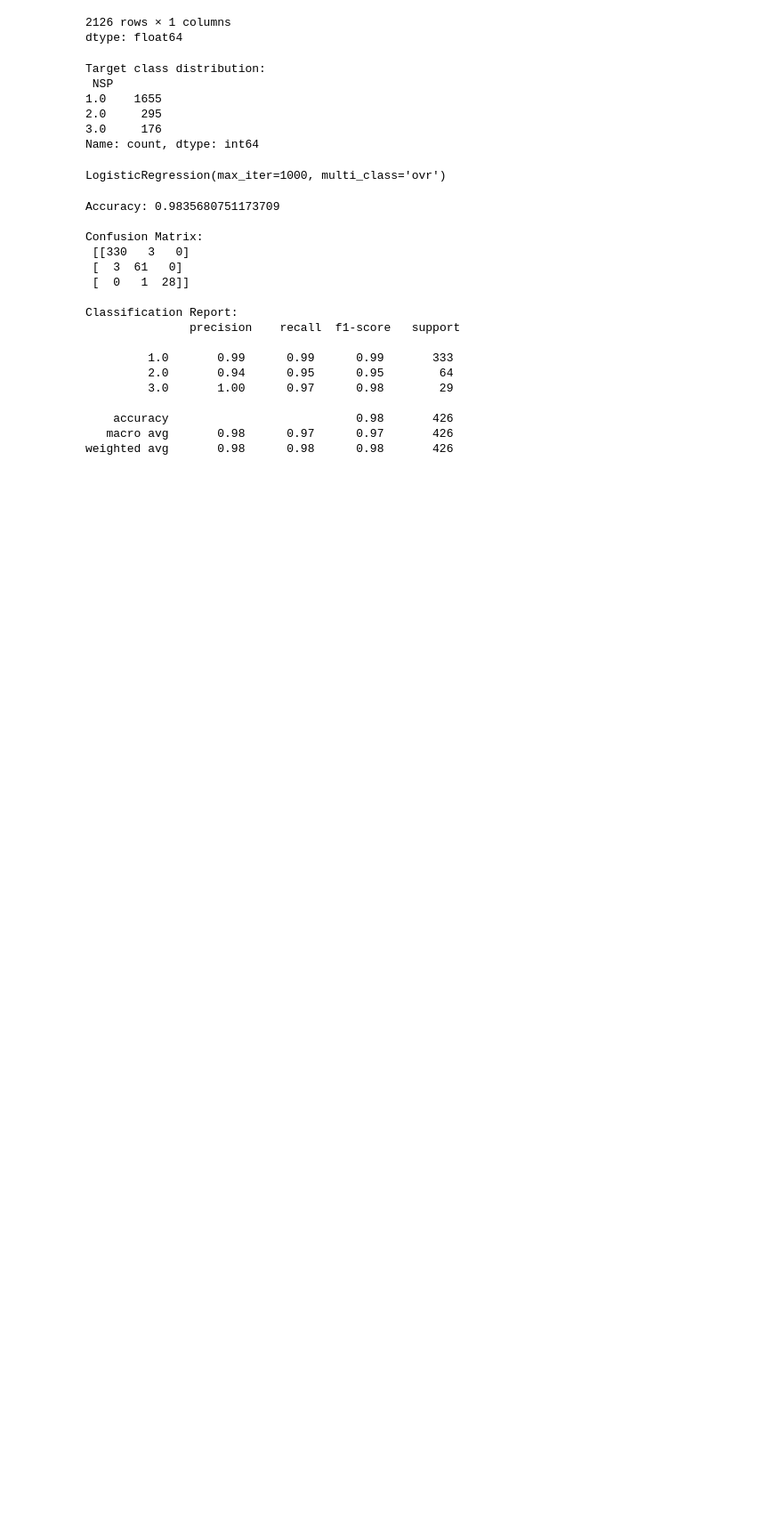
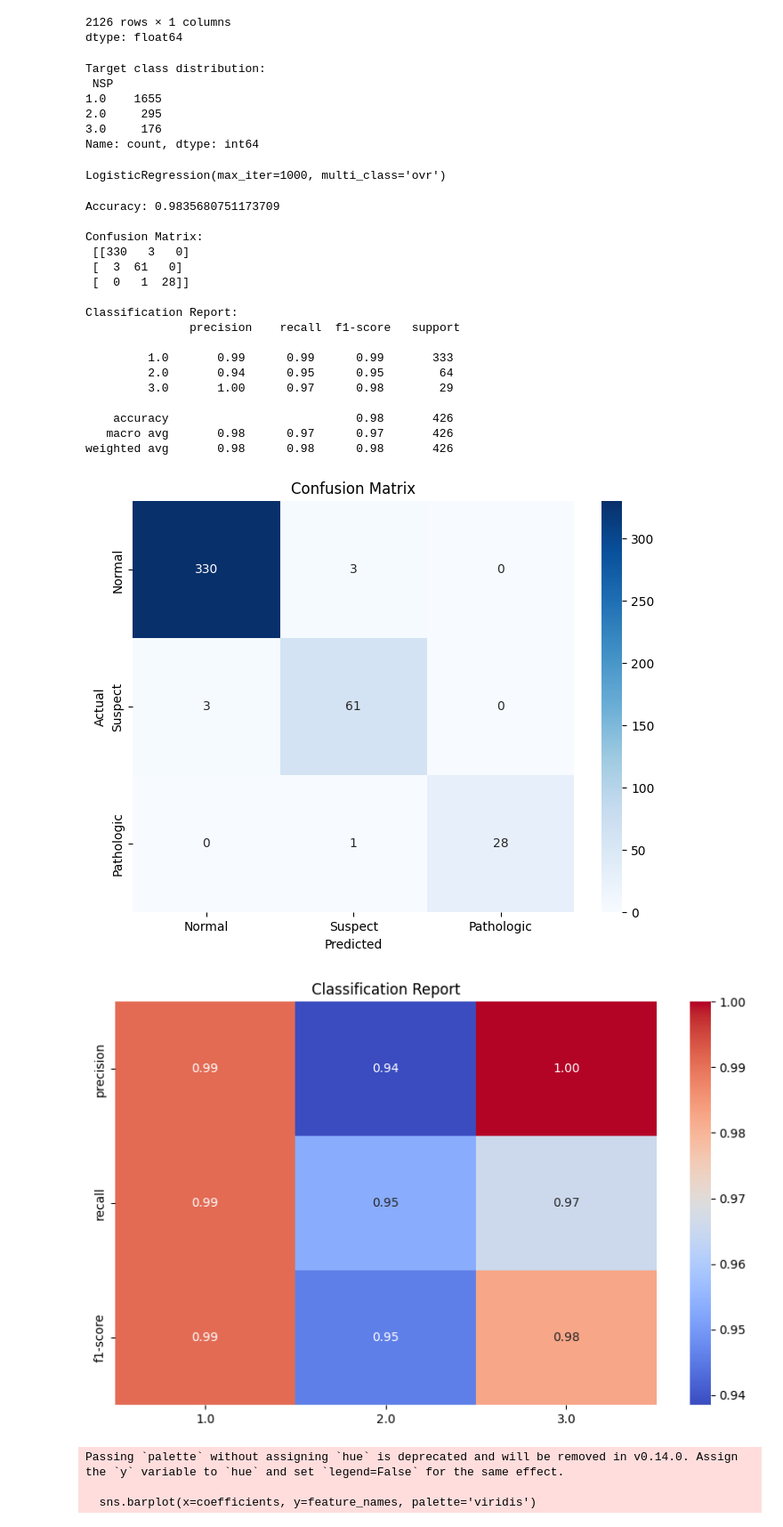
Before and after one commit to Muppasanipraneeth/Machine_learningProjects, a Jupyter notebook: motherFetus.ipynb, the cells around one changed output. Shown at 89% size. Saved outputs shown, nothing was run; the diff lists cells and outputs as text; code cells hidden in the pictures; blank space fills up the shorter version.

```diff
--- a/motherFetus.ipynb
+++ b/motherFetus.ipynb
@@ -137,3 +137,50 @@ Classification Report:
     accuracy                           0.98       426
    macro avg       0.98      0.97      0.97       426
 weighted avg       0.98      0.98      0.98       426
+# %%
+import matplotlib.pyplot as plt
+import seaborn as sns
+
+# Directory to save plots (ensure this exists or adapt as needed)
+output_dir = "/content/plots/"  # Replace with your desired directory
+
+# Confusion Matrix Heatmap
+plt.figure(figsize=(8, 6))
+sns.heatmap(conf_matrix, annot=True, fmt='d', cmap='Blues', xticklabels=['Normal', 'Suspect', 'Pathologic'],
+            yticklabels=['Normal', 'Suspect', 'Pathologic'])
+plt.title('Confusion Matrix')
+plt.xlabel('Predicted')
+plt.ylabel('Actual')
+conf_matrix_path = f"{output_dir}confusion_matrix.png"
+plt.savefig(conf_matrix_path)
+plt.show()
+
+# Classification Report Heatmap
+class_report_dict = classification_report(y_test, y_pred, output_dict=True)
+report_df = pd.DataFrame(class_report_dict).iloc[:-1, :3]  # Exclude 'accuracy' row and only take Normal, Suspect, Pathologic
+plt.figure(figsize=(10, 6))
+sns.heatmap(report_df, annot=True, cmap='coolwarm', fmt='.2f')
+plt.title('Classification Report')
+class_report_path = f"{output_dir}classification_report.png"
+plt.savefig(class_report_path)
+plt.show()
+
+# Feature Importance Bar Plot
+coefficients = model.coef_[0]  # Logistic Regression coefficients for the first class
+feature_names = X.columns
+plt.figure(figsize=(10, 6))
+sns.barplot(x=coefficients, y=feature_names, palette='viridis')
+plt.title('Feature Importance (Coefficients)')
+plt.xlabel('Coefficient Value')
+plt.ylabel('Feature')
+feature_importance_path = f"{output_dir}feature_importance.png"
+plt.savefig(feature_importance_path)
+plt.show()
+
+print(f"Plots saved to:\n- {conf_matrix_path}\n- {class_report_path}\n- {feature_importance_path}")
+# %% [output]
+[figure, added]
+[figure, added]
+Passing `palette` without assigning `hue` is deprecated and will be removed in v0.14.0. Assign the `y` variable to `hue` and set `legend=False` for the same effect.
+
+  sns.barplot(x=coefficients, y=feature_names, palette='viridis')
```
Also changed, not shown: parts of 1 cell of this notebook.
